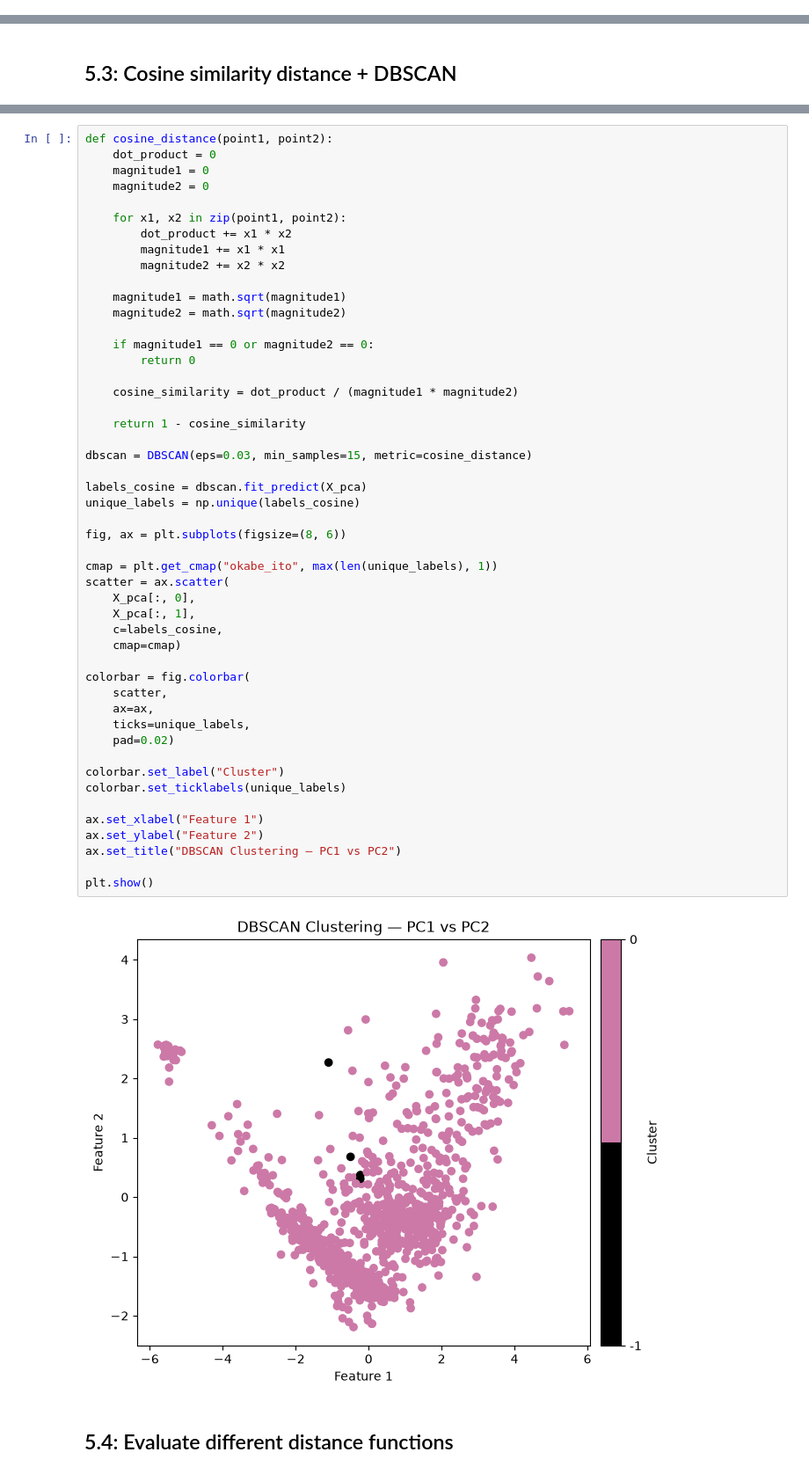
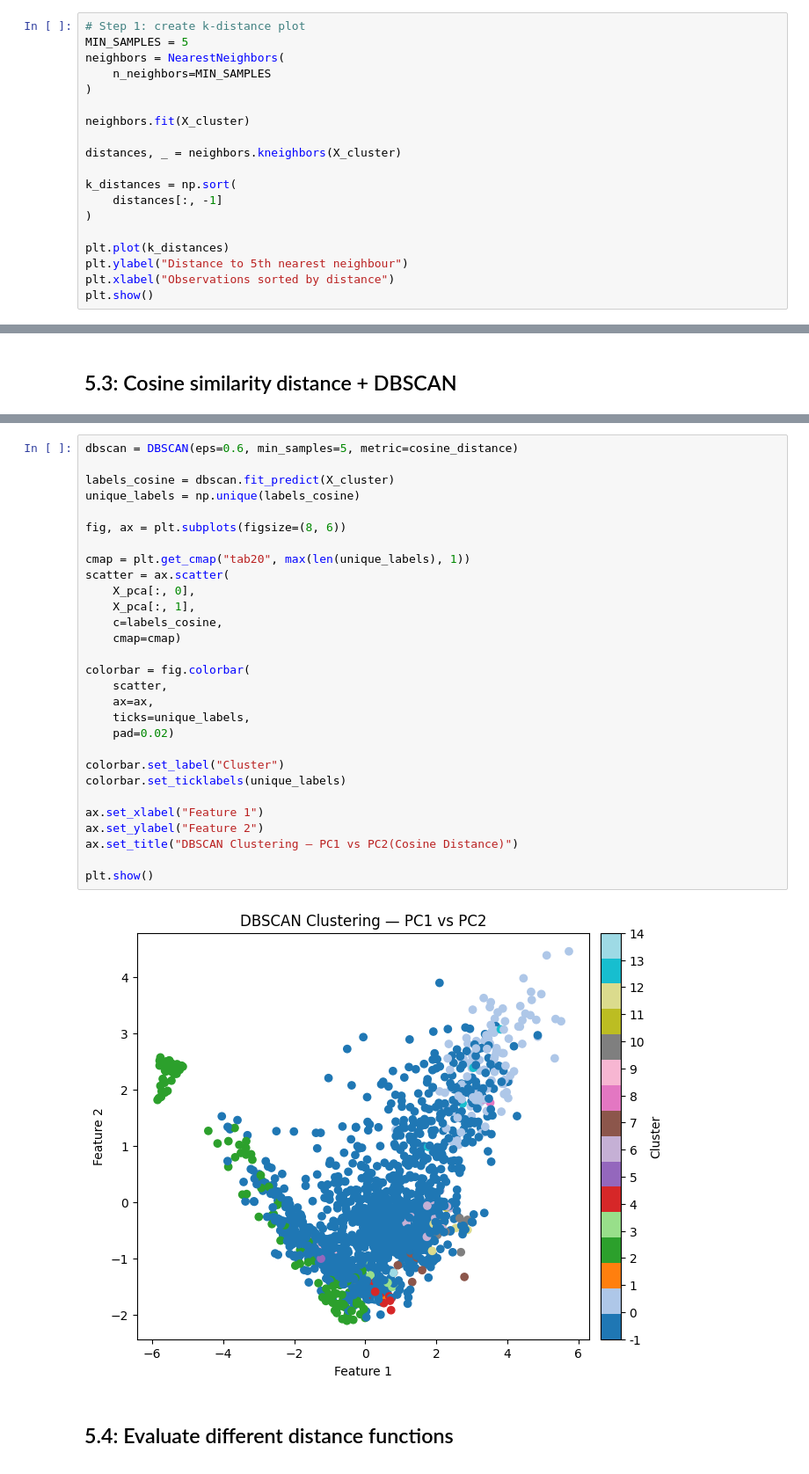
Before and after one commit to kenshin812/data_analysis, a Jupyter notebook: assignment2/submission.ipynb, the cells around one changed output, grey strips where cells are left out. Shown at 88% size. Cells and saved outputs as stored; diff of their text form.

```diff
--- a/assignment2/submission.ipynb
+++ b/assignment2/submission.ipynb
@@ -491,0 +443,19 @@ I chose eps near the elbow because the elbow approximately marks the transition
+# %%
+# Step 1: create k-distance plot
+MIN_SAMPLES = 5
+neighbors = NearestNeighbors(
+    n_neighbors=MIN_SAMPLES
+)
+
+neighbors.fit(X_cluster)
+
+distances, _ = neighbors.kneighbors(X_cluster)
+
+k_distances = np.sort(
+    distances[:, -1]
+)
+
+plt.plot(k_distances)
+plt.ylabel("Distance to 5th nearest neighbour")
+plt.xlabel("Observations sorted by distance")
+plt.show()
@@ -1005,53 +1077,33 @@ plt.show()
 # %%
-def cosine_distance(point1, point2):
-    dot_product = 0
-    magnitude1 = 0
-    magnitude2 = 0
+dbscan = DBSCAN(eps=0.6, min_samples=5, metric=cosine_distance)
 
-    for x1, x2 in zip(point1, point2):
-        dot_product += x1 * x2
-        magnitude1 += x1 * x1
-        magnitude2 += x2 * x2
-
-    magnitude1 = math.sqrt(magnitude1)
-    magnitude2 = math.sqrt(magnitude2)
-
-    if magnitude1 == 0 or magnitude2 == 0:
-        return 0
-
-    cosine_similarity = dot_product / (magnitude1 * magnitude2)
-
-    return 1 - cosine_similarity
-
-dbscan = DBSCAN(eps=0.03, min_samples=15, metric=cosine_distance)
-
-labels_cosine = dbscan.fit_predict(X_pca)
+labels_cosine = dbscan.fit_predict(X_cluster)
 unique_labels = np.unique(labels_cosine)
 
 fig, ax = plt.subplots(figsize=(8, 6))
 
-cmap = plt.get_cmap("okabe_ito", max(len(unique_labels), 1))
+cmap = plt.get_cmap("tab20", max(len(unique_labels), 1))
 scatter = ax.scatter(
     X_pca[:, 0],
     X_pca[:, 1],
     c=labels_cosine,
     cmap=cmap)
 
 colorbar = fig.colorbar(
     scatter,
     ax=ax,
     ticks=unique_labels,
     pad=0.02)
 
 colorbar.set_label("Cluster")
 colorbar.set_ticklabels(unique_labels)
 
 ax.set_xlabel("Feature 1")
 ax.set_ylabel("Feature 2")
-ax.set_title("DBSCAN Clustering — PC1 vs PC2")
+ax.set_title("DBSCAN Clustering — PC1 vs PC2(Cosine Distance)")
 
 plt.show()
 # %% [output]
-[figure, old version]
+[figure, new version]
 # %% [markdown]
 ## 5.4: Evaluate different distance functions
```
Also changed, not shown: parts of 61 cells of this notebook.
